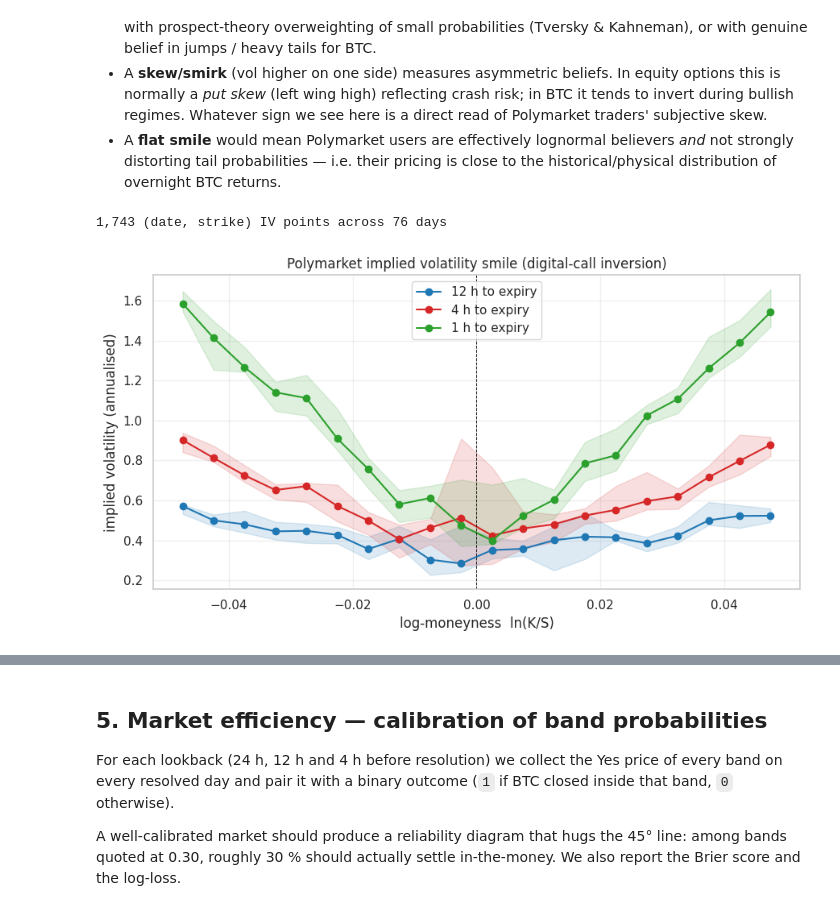
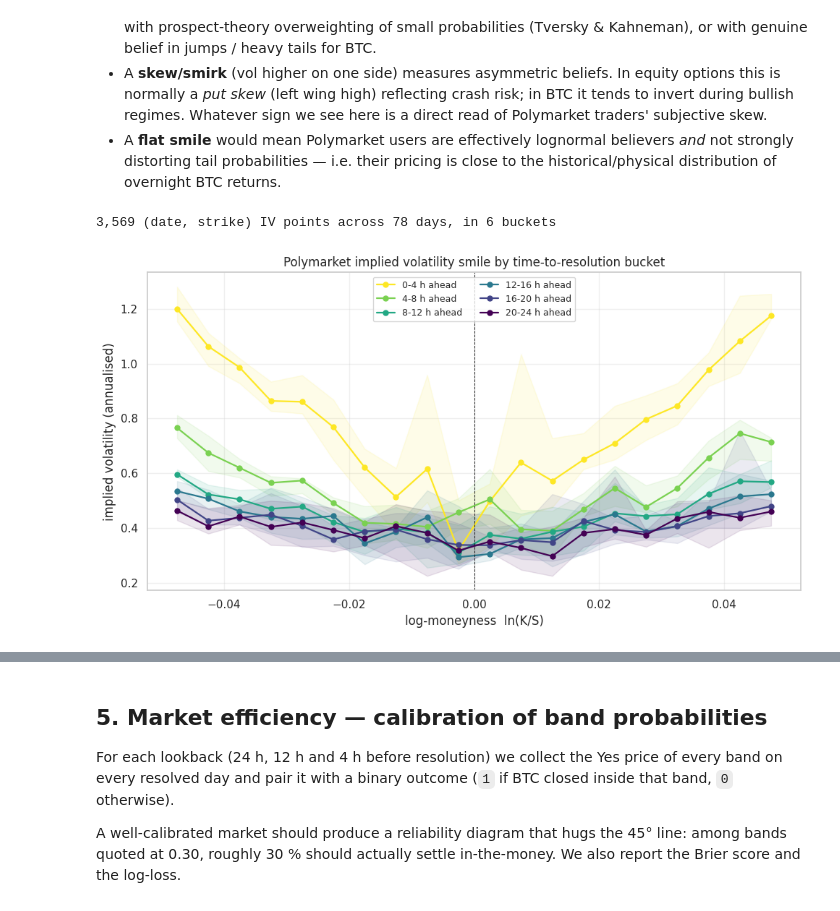
Before and after one commit to ochaff/FATED_polymarket, a Jupyter notebook: polymarket_analysis.ipynb, the cells around one changed output, grey strips where cells are left out. Drawn from its saved outputs; the diff is of its cells as text; code cells hidden in the pictures.

```diff
--- a/polymarket_analysis.ipynb
+++ b/polymarket_analysis.ipynb
@@ -603,14 +603,13 @@ def implied_sigma(P_above, S, K, tau):
     except Exception:
         return np.nan
 
-smile_lookbacks = [(12.0, "12 h"), (4.0, "4 h"), (1.0, "1 h")]
 smile_rows = []
-for ttr_target, label in smile_lookbacks:
-    snap_l = snapshot_at(ttr_target, tol_h=0.5)
+for lo, hi, label in lookbacks:
+    snap_l = snapshot_in_window(lo, hi)
     if snap_l.empty:
         continue
-    # spot S and tau per day from the lognormal fit at the matching ttr
-    iv_lk = iv[(iv["ttr_h"] >= ttr_target - 0.5) & (iv["ttr_h"] <= ttr_target + 0.5)]
+    # spot S and tau per day from the lognormal fits inside the same window
+    iv_lk = iv[(iv["ttr_h"] >= lo) & (iv["ttr_h"] < hi)]
     iv_lk = iv_lk.groupby("target_date", as_index=False).agg(
         S=("spot_implied", "median"), tau=("tau_years", "median")
     )
@@ -625,9 +624,7 @@ for ttr_target, label in smile_lookbacks:
                   .sort_values("lower_price").reset_index(drop=True))
         if gb["p"].sum() <= 0:
             continue
-        # normalise to a proper distribution
         gb["p"] = gb["p"] / gb["p"].sum()
-        # right-tail mass at each band's upper boundary K: P(S>K) = sum of p above
         cum_right = gb["p"][::-1].cumsum()[::-1].values
         S = float(gb["S"].iloc[0]); tau = float(gb["tau"].iloc[0])
         for i in range(len(gb) - 1):
@@ -636,48 +633,54 @@ for ttr_target, label in smile_lookbacks:
             sig = implied_sigma(P_above, S, K, tau)
             if np.isfinite(sig):
                 smile_rows.append({
-                    "ttr_label": label, "target_date": tgt,
+                    "ttr_label": label, "ttr_mid": (lo + hi) / 2.0,
+                    "target_date": tgt,
                     "K": K, "S": S,
                     "log_moneyness": np.log(K / S),
                     "sigma_bs": sig,
                 })
 
 smile_df = pd.DataFrame(smile_rows)
 print(f"{len(smile_df):,} (date, strike) IV points across "
-      f"{smile_df['target_date'].nunique()} days")
+      f"{smile_df['target_date'].nunique()} days, in {smile_df['ttr_label'].nunique()} buckets")
 
 # bin by log-moneyness and aggregate across days
 bins = np.linspace(-0.05, 0.05, 21)
 smile_df["m_bin"] = pd.cut(smile_df["log_moneyness"], bins)
-agg = (smile_df.groupby(["ttr_label", "m_bin"], observed=True)["sigma_bs"]
+agg = (smile_df.groupby(["ttr_label", "ttr_mid", "m_bin"], observed=True)["sigma_bs"]
                 .agg(median="median",
                      q25=lambda s: s.quantile(0.25),
                      q75=lambda s: s.quantile(0.75),
                      n="count")
                 .reset_index())
 agg["m_mid"] = agg["m_bin"].apply(lambda iv_: iv_.mid).astype(float)
 
-fig, ax = plt.subplots(figsize=(9, 5))
-colors = {"12 h": "#1f77b4", "4 h": "#d62728", "1 h": "#2ca02c"}
-for label in ["12 h", "4 h", "1 h"]:
+# colour by horizon (yellow = close to expiry, purple = far out)
+cmap = plt.get_cmap("viridis_r")
+labels_sorted = sorted(smile_df["ttr_label"].unique(),
+                       key=lambda s: smile_df.loc[smile_df["ttr_label"] == s, "ttr_mid"].iloc[0])
+norm_cb = plt.Normalize(vmin=0, vmax=len(labels_sorted) - 1)
+
+fig, ax = plt.subplots(figsize=(10, 5.5))
+for i, label in enumerate(labels_sorted):
     sub = agg[(agg["ttr_label"] == label) & (agg["n"] >= 5)].sort_values("m_mid")
     if sub.empty:
         continue
+    c = cmap(norm_cb(i))
     ax.plot(sub["m_mid"], sub["median"], "-o",
-            color=colors[label], label=f"{label} to expiry")
-    ax.fill_between(sub["m_mid"], sub["q25"], sub["q75"],
-                    color=colors[label], alpha=0.15)
+            color=c, label=f"{label} ahead", lw=1.6, ms=5)
+    ax.fill_between(sub["m_mid"], sub["q25"], sub["q75"], color=c, alpha=0.10)
 ax.axvline(0, color="k", lw=0.7, ls="--")
 ax.set_xlabel("log-moneyness  ln(K/S)")
 ax.set_ylabel("implied volatility (annualised)")
-ax.set_title("Polymarket implied volatility smile (digital-call inversion)")
-ax.legend()
+ax.set_title("Polymarket implied volatility smile by time-to-resolution bucket")
+ax.legend(ncol=2, fontsize=9)
 ax.grid(alpha=0.3)
 plt.tight_layout()
 plt.show()
 # %% [output]
-1,743 (date, strike) IV points across 76 days
+3,569 (date, strike) IV points across 78 days, in 6 buckets
-[figure, old version]
+[figure, new version]
 # %% [markdown]
 #### What the smile tells us about Polymarket users
 
```
Also changed, not shown: parts of 6 cells of this notebook.
